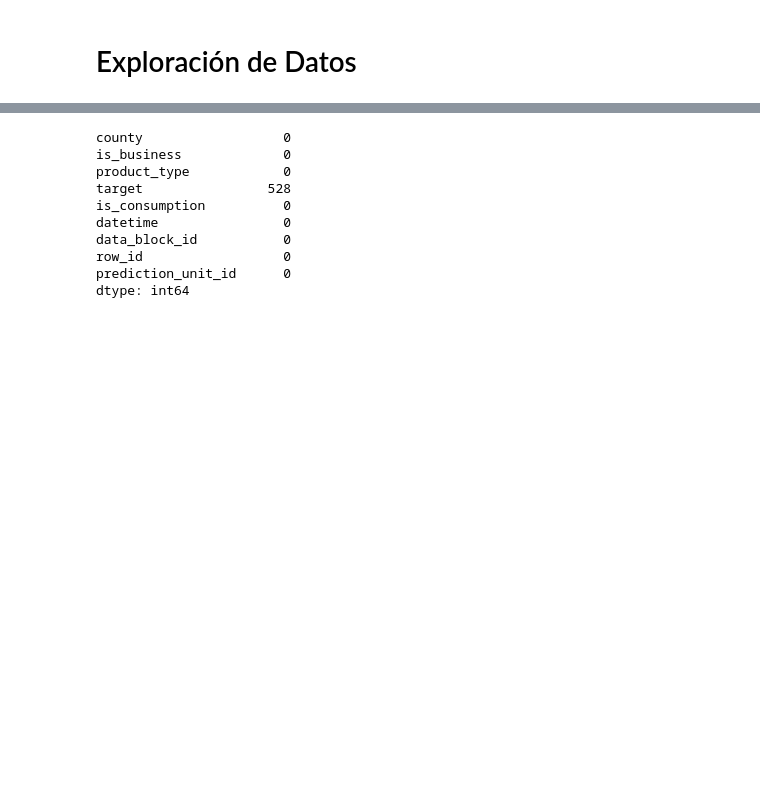
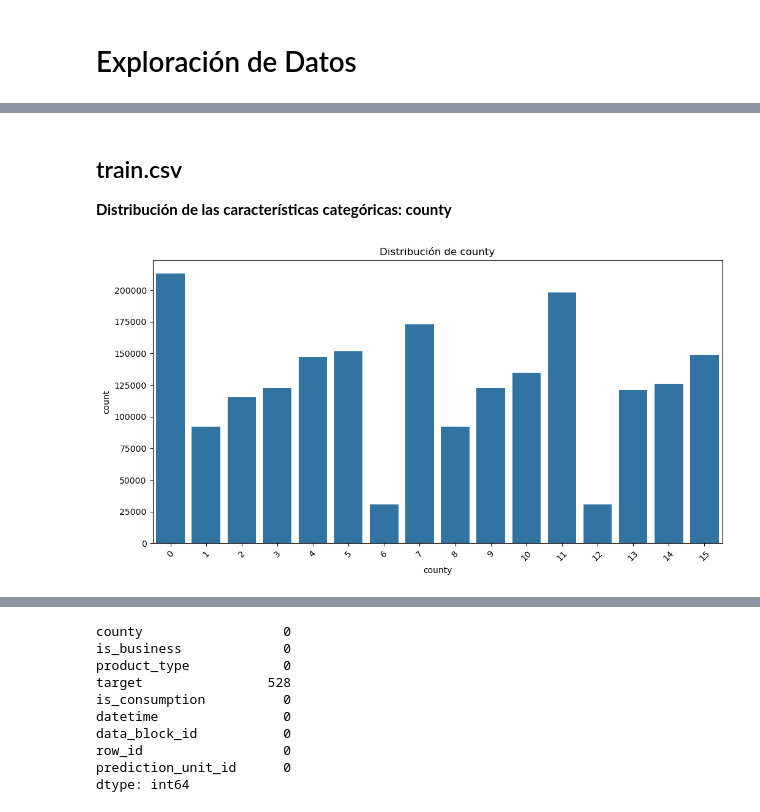
Before and after one commit to jsgiraldo/azure-ml-projects, a Jupyter notebook: projects/team_energy_time/notebooks/data_exploration.ipynb, the cells around one changed output, grey strips where cells are left out. Drawn from its saved outputs; the diff is of its cells as text; code cells hidden in the pictures; blank space fills up the shorter version.

Commit message:
Agregar analisis de caracteristicas individuales data_exploration.ipynb

```diff
--- a/projects/team_energy_time/notebooks/data_exploration.ipynb
+++ b/projects/team_energy_time/notebooks/data_exploration.ipynb
@@ -64,0 +220,12 @@ max     6.370000e+02  2.018351e+06        6.800000e+01
+# %% [markdown]
+## train.csv
+
+**Distribución de las características categóricas: county**
+# %%
+plt.figure(figsize=(12, 6))
+sns.countplot(data=train, x='county')
+plt.title('Distribución de county')
+plt.xticks(rotation=45)
+plt.show()
+# %% [output]
+[figure, added]
```
Also changed, not shown: parts of 24 cells of this notebook.
